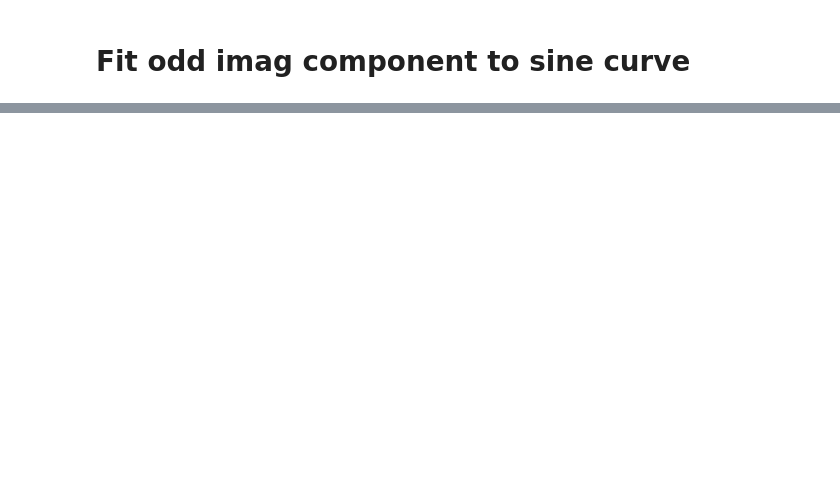
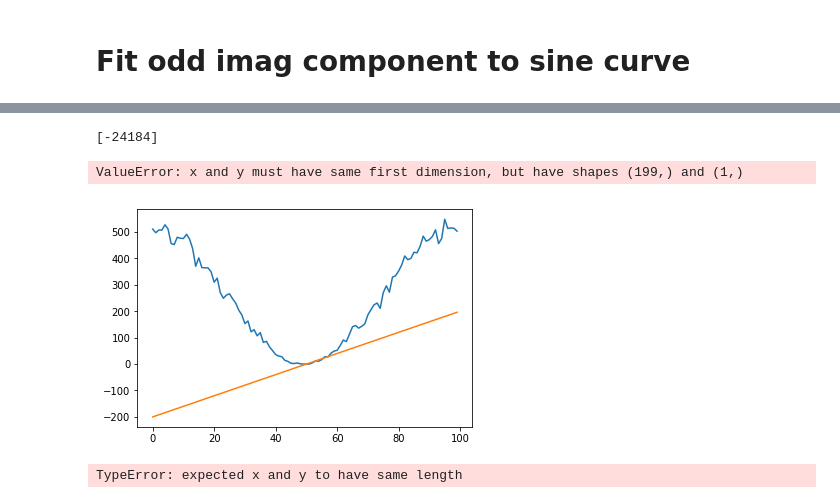
Before and after one commit to everettvacek/rotationCenter, a Jupyter notebook: Scan_crop_pad.ipynb, the cells around one changed output, grey strips where cells are left out. Saved outputs shown, nothing was run; the diff lists cells and outputs as text; code cells hidden in the pictures; blank space fills up the shorter version.

```diff
--- a/Scan_crop_pad.ipynb
+++ b/Scan_crop_pad.ipynb
@@ -314 +242,33 @@ print(odd_comp)
+# %%
+from scipy import signal
+from skimage import restoration
+
+sq = np.zeros(100)
+sq[0:50]=255
+sq[51:100]=-255
+sq = (np.arange(100)-50)*4
+curve = np.random.poisson(((np.sin(np.arange(100)/(5*np.pi)+np.pi*10/4+.01)))*255+255)
+curve2 = np.arange(100)*255/100#(np.cos(np.arange(100)/(10*np.pi)+150)**2)
+
+conv = np.correlate(sq,curve)#, mode = 'full')
+print(conv)
+plt.plot(curve)
+plt.plot(sq)
+plt.plot(np.arange(199)/2, conv[::-1])#*10/np.max(conv))
+plt.show()
+# %% [output]
+[-24184]
+ValueError: x and y must have same first dimension, but have shapes (199,) and (1,)
+[figure, added]
+# %%
+xc = 199
+Nc = np.arange(xc)
+
+
+Epc = np.polyfit(Nc,conv,15)
+fittedc = np.poly1d(Epc)
+rootc = np.real([a for a in np.roots(fittedc.coef) if np.imag(a) == 0 and 0.<=np.real(a)<=x])[::-1]
+print(100-rootc[1]/2)
+# %% [output]
+TypeError: expected x and y to have same length
 # %%
```
Also changed, not shown: parts of 12 cells of this notebook, 1 other file.
